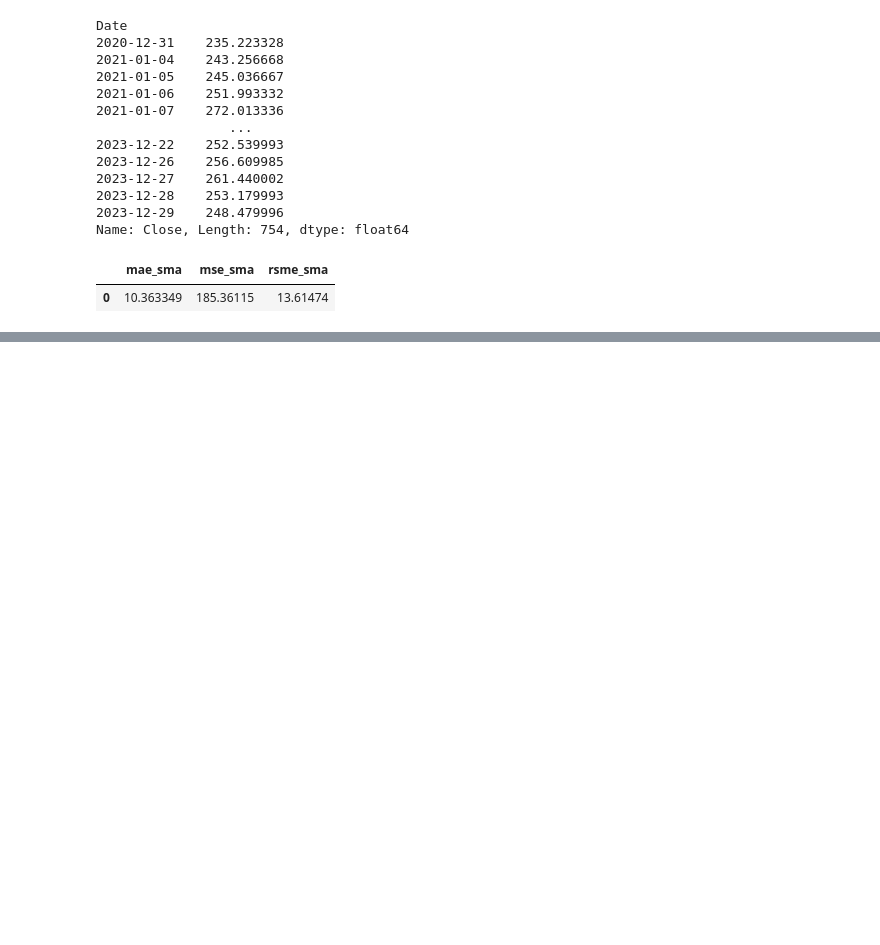
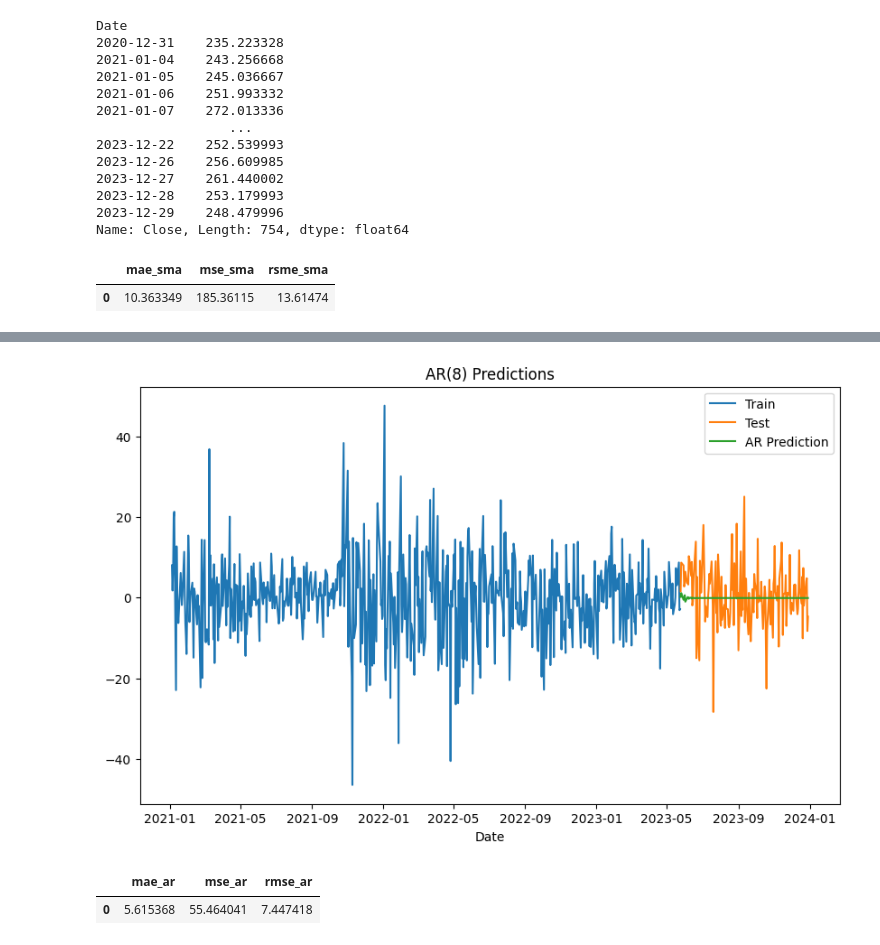
Before and after one commit to Abhishekaerohub/Abhishek-ML-Projects, a Jupyter notebook: Time Series/Time series part 3.ipynb, the cells around one changed output, grey strips where cells are left out. Saved outputs shown, nothing was run; the diff lists cells and outputs as text; code cells hidden in the pictures; blank space fills up the shorter version.

```diff
--- a/Time Series/Time series part 3.ipynb
+++ b/Time Series/Time series part 3.ipynb
@@ -200,0 +289,3 @@ sma_pref
+# %%
+ar_model=ARIMA(diff_train,order=(8,0,0))
+ar_results=ar_model.fit()
@@ -200,0 +294,14 @@ sma_pref
+# %%
+ar_pred=ar_results.predict(start,end)
+ar_pred=pd.DataFrame(ar_pred)
+ar_pred.index=diff_test.index
+# %%
+plt.plot(diff_train,label='Train')
+plt.plot(diff_test,label='Test')
+plt.plot(ar_pred,label='AR Prediction')
+plt.title('AR(8) Predictions')
+plt.xlabel('Date')
+plt.legend()
+plt.show()
+# %% [output]
+[figure, added]
@@ -200,0 +312,10 @@ sma_pref
+# %%
+ar_pred={'mae_ar':mae_ar,
+        'mse_ar':mse_ar,
+        'rmse_ar':rmse_ar
+        }
+ ar_pred=pd.DataFrame([ar_pred])
+ar_pred
+# %% [output]
+|  | mae_ar | mse_ar | rmse_ar |
+| 0 | 5.615368 | 55.464041 | 7.447418 |
```
Also changed, not shown: parts of 24 cells of this notebook.
